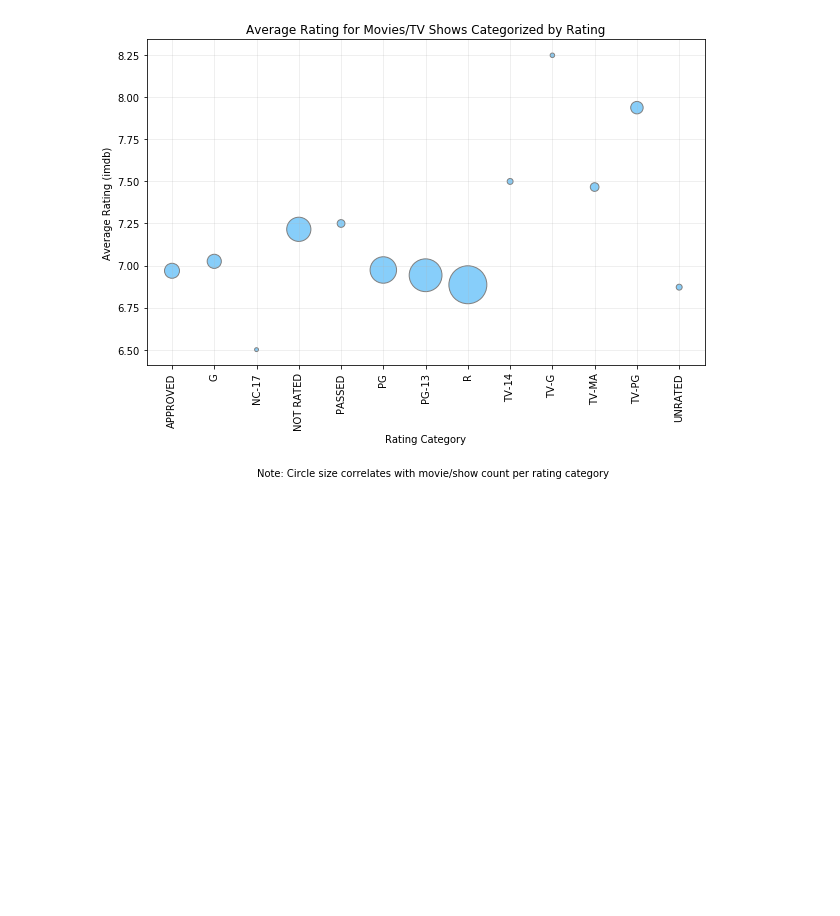
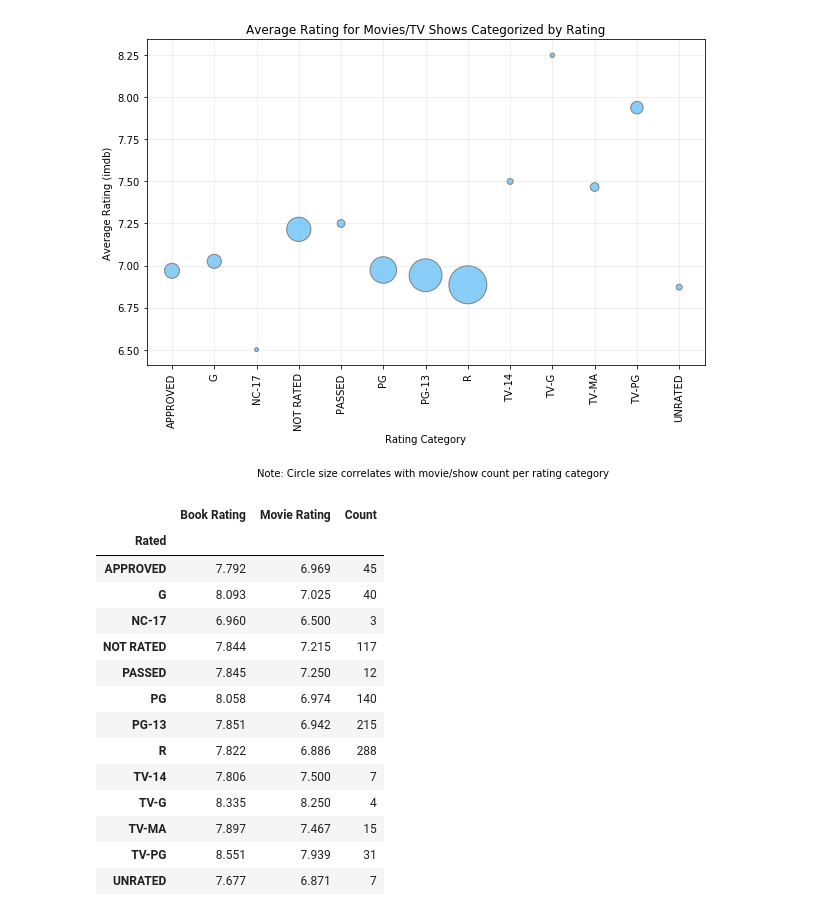
Before and after one commit to akschenker/ETL-project, a Jupyter notebook: htet/ave_rating_by_rating_categories.ipynb, the cells around one changed output. Saved outputs shown, nothing was run; the diff lists cells and outputs as text; code cells hidden in the pictures; blank space fills up the shorter version.

```diff
--- a/htet/ave_rating_by_rating_categories.ipynb
+++ b/htet/ave_rating_by_rating_categories.ipynb
@@ -162,0 +167,18 @@ plt.savefig("images/rated_scatter.png", bbox_inches='tight')
+# %%
+both_ratings
+# %% [output]
+|  | Book Rating | Movie Rating | Count |
+| Rated |  |  |  |
+| APPROVED | 7.792 | 6.969 | 45 |
+| G | 8.093 | 7.025 | 40 |
+| NC-17 | 6.960 | 6.500 | 3 |
+| NOT RATED | 7.844 | 7.215 | 117 |
+| PASSED | 7.845 | 7.250 | 12 |
+| PG | 8.058 | 6.974 | 140 |
+| PG-13 | 7.851 | 6.942 | 215 |
+| R | 7.822 | 6.886 | 288 |
+| TV-14 | 7.806 | 7.500 | 7 |
+| TV-G | 8.335 | 8.250 | 4 |
+| TV-MA | 7.897 | 7.467 | 15 |
+| TV-PG | 8.551 | 7.939 | 31 |
+| UNRATED | 7.677 | 6.871 | 7 |
```
Also changed, not shown: parts of 2 cells of this notebook, 6 other files.
